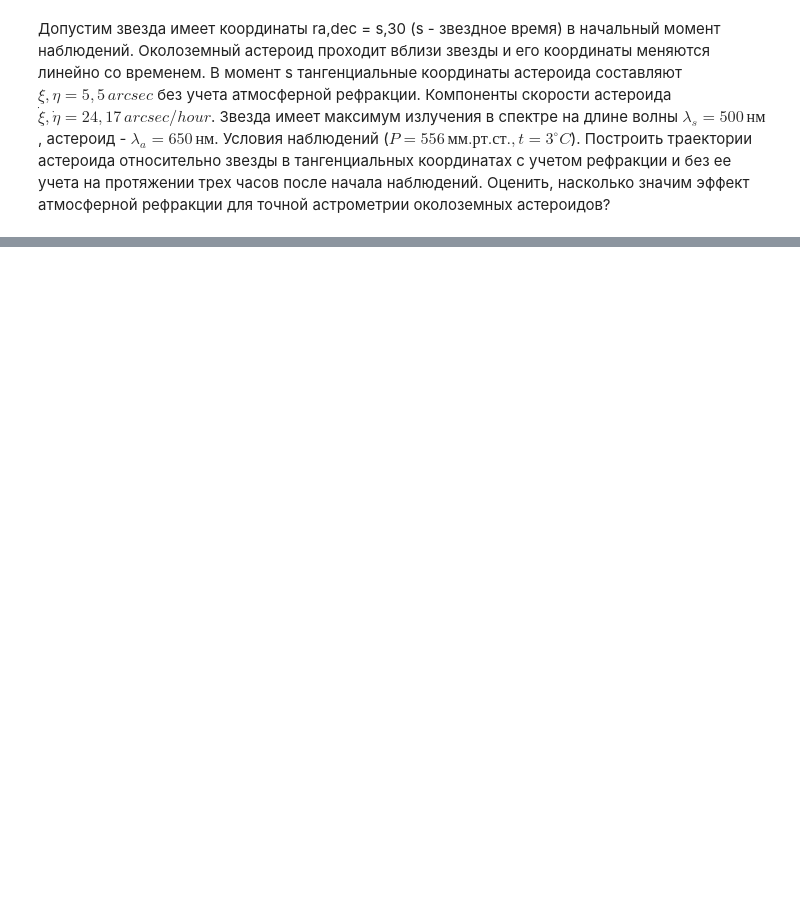
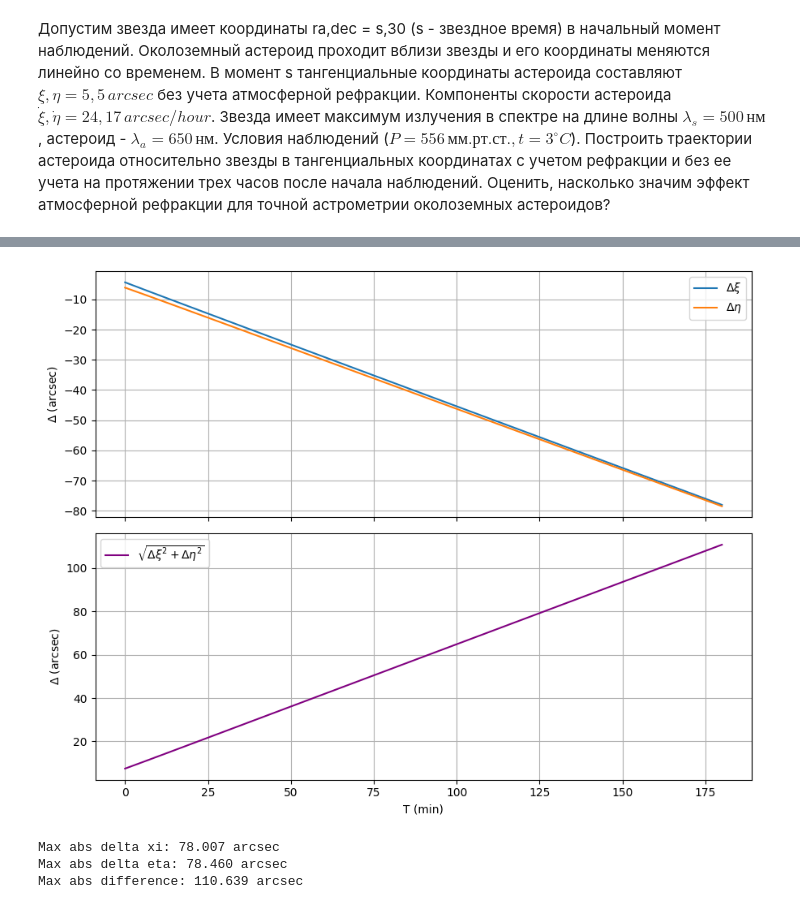
Before and after one commit to ymax74/sfa, a Jupyter notebook: sfa_refraction_coding.ipynb, the cells around one changed output, grey strips where cells are left out. Drawn from its saved outputs; the diff is of its cells as text; code cells hidden in the pictures; blank space fills up the shorter version.

```diff
--- a/sfa_refraction_coding.ipynb
+++ b/sfa_refraction_coding.ipynb
@@ -94,0 +241,35 @@ ValueError: Latitude angle(s) must be within -90 deg <= angle <= 90 deg, got 141
+# %%
+xi = np.asarray(xi_list)
+eta = np.asarray(eta_list)
+xi_r = np.asarray(xi_ref)
+eta_r = np.asarray(eta_ref)
+
+d_xi = xi_r - xi
+d_eta = eta_r - eta
+d_dist = np.hypot(d_xi, d_eta)
+
+fig, axes = plt.subplots(2, 1, figsize=(9, 7), sharex=True)
+
+axes[0].plot(minutes, d_xi, "-", label=r"$\Delta\xi$")
+axes[0].plot(minutes, d_eta, "-", label=r"$\Delta\eta$")
+axes[0].set_ylabel("$\Delta$ (arcsec)")
+axes[0].grid(True)
+axes[0].legend()
+
+axes[1].plot(minutes, d_dist, "-", color="purple", label=r"$\sqrt{\Delta\xi^2+\Delta\eta^2}$")
+axes[1].set_xlabel("T (min)")
+axes[1].set_ylabel("$\Delta$ (arcsec)")
+axes[1].grid(True)
+axes[1].legend()
+
+plt.tight_layout()
+plt.show()
+
+print(f"Max abs delta xi: {np.max(np.abs(d_xi)):.3f} arcsec")
+print(f"Max abs delta eta: {np.max(np.abs(d_eta)):.3f} arcsec")
+print(f"Max abs difference: {np.max(d_dist):.3f} arcsec")
+# %% [output]
+[figure, added]
+Max abs delta xi: 78.007 arcsec
+Max abs delta eta: 78.460 arcsec
+Max abs difference: 110.639 arcsec
```
Also changed, not shown: parts of 12 cells of this notebook, 2 other files.
